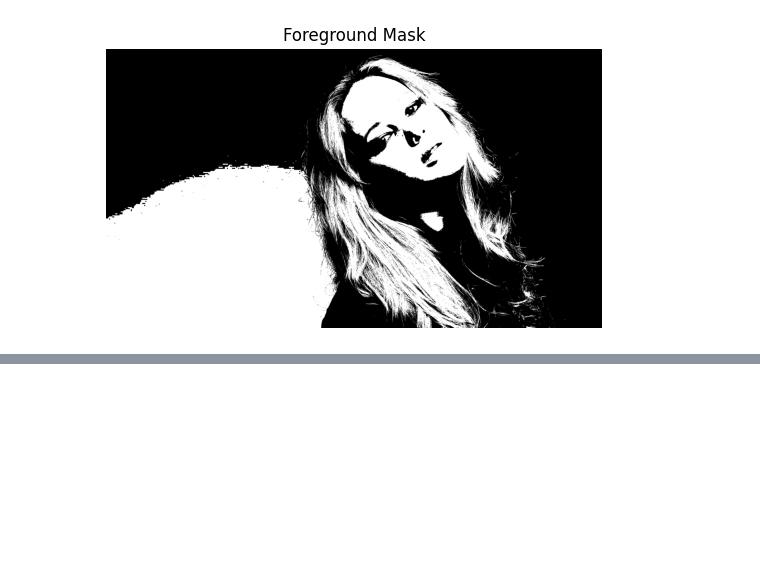
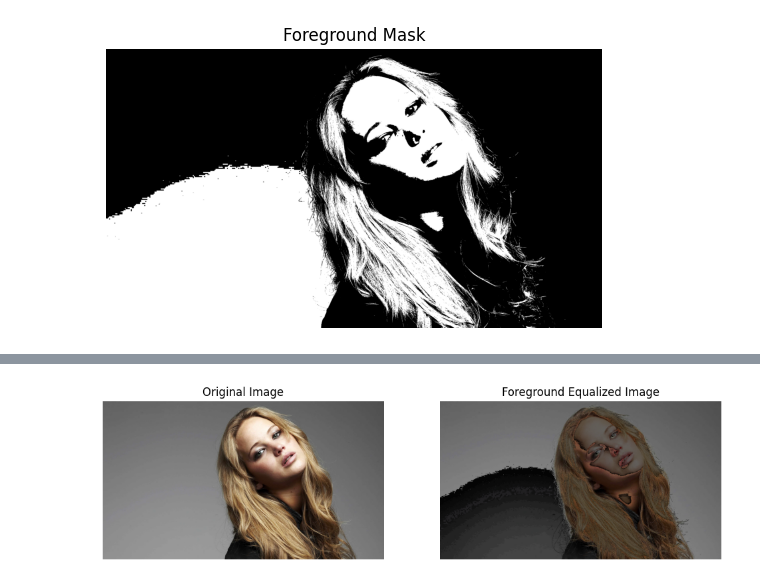
Before and after one commit to bandarasmc/Image_Processing_Msc, a Jupyter notebook: Code/notebook.ipynb, the cells around one changed output, grey strips where cells are left out. Saved outputs shown, nothing was run; the diff lists cells and outputs as text; code cells hidden in the pictures; blank space fills up the shorter version.

```diff
--- a/Code/notebook.ipynb
+++ b/Code/notebook.ipynb
@@ -286,0 +313,36 @@ plt.show()
+# %%
+# (e) Apply histogram equalization formula
+L = 256
+M, N = foreground.shape
+cdf_normalized = np.floor(((L-1) / (M*N)) * cdf).astype(np.uint8)
+
+# Create lookup table
+lookup = cdf_normalized
+
+# Apply mapping only to foreground
+equalized_foreground = lookup[foreground]
+# %%
+# (f) Combine with background
+background = cv2.bitwise_and(v, v, mask=cv2.bitwise_not(mask))
+v_equalized = cv2.add(background, equalized_foreground)
+
+# Merge back to HSV → RGB
+hsv_equalized = cv2.merge([h, s, v_equalized])
+result = cv2.cvtColor(hsv_equalized, cv2.COLOR_HSV2RGB)
+
+# -------- Display --------
+plt.figure(figsize=(12,6))
+
+plt.subplot(1,2,1)
+plt.imshow(img)
+plt.title("Original Image")
+plt.axis("off")
+
+plt.subplot(1,2,2)
+plt.imshow(result)
+plt.title("Foreground Equalized Image")
+plt.axis("off")
+
+plt.show()
+# %% [output]
+[figure, added]
```
Also changed, not shown: parts of 3 cells of this notebook.
